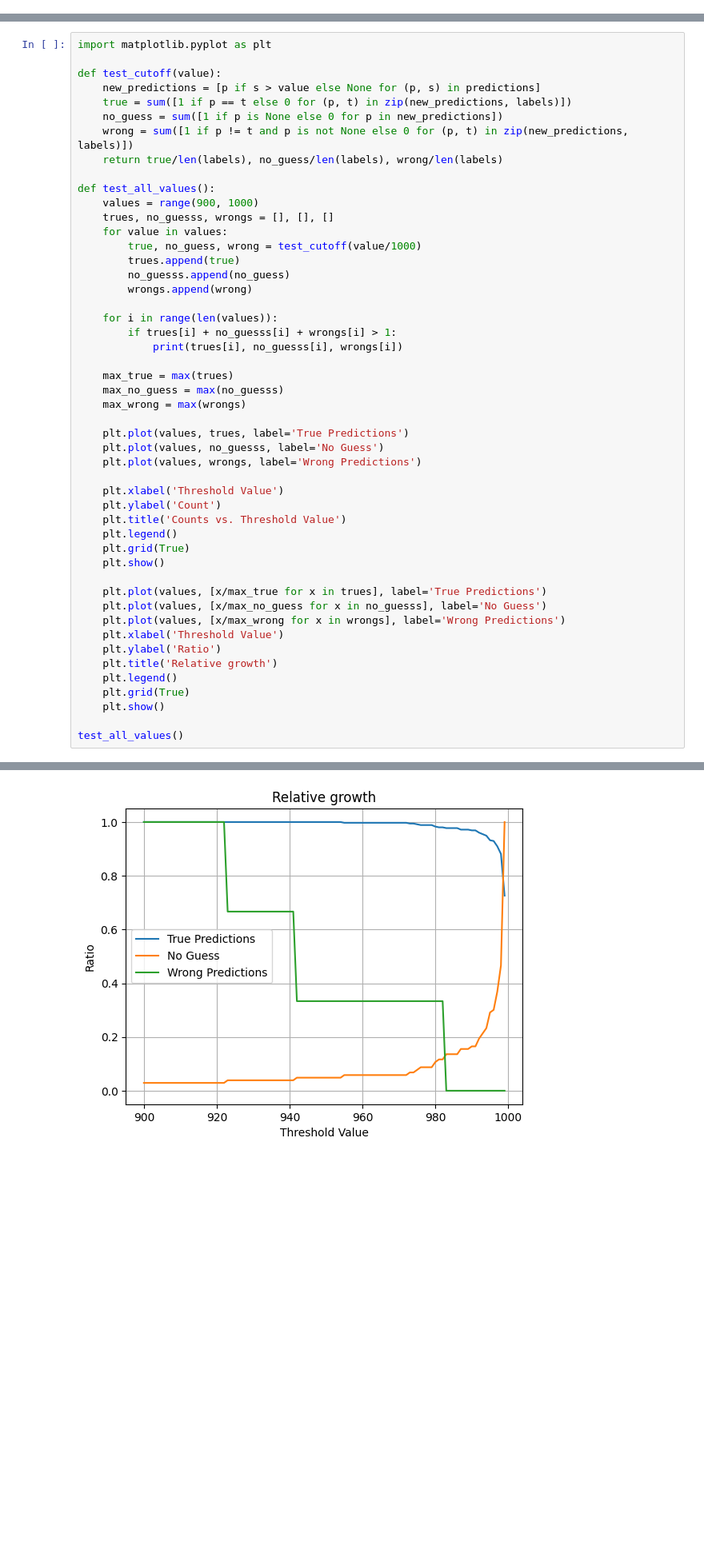
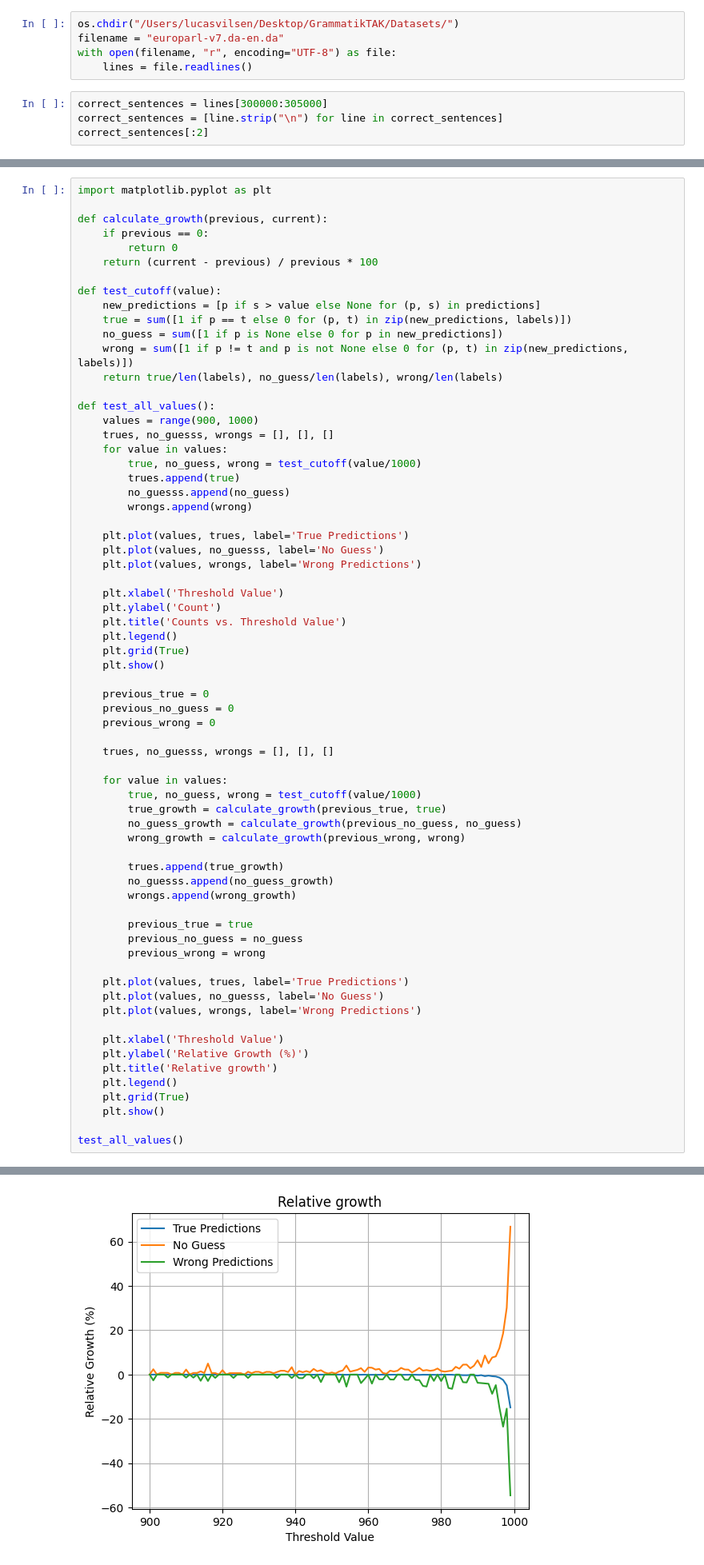
Before and after one commit to Apros7/GrammatikTAK, a Jupyter notebook: FineTuneModels/TestNutidsrBert.ipynb, the cells around one changed output, grey strips where cells are left out. Shown: that part at 80% size. Cells and saved outputs as stored; diff of their text form; blank space fills up the shorter version.

```diff
--- a/FineTuneModels/TestNutidsrBert.ipynb
+++ b/FineTuneModels/TestNutidsrBert.ipynb
@@ -15,3 +15,12 @@ correct_sentences[:2]
 # %% [output]
 array(['Det er ikke altid nemt at forsvare din opførsel',
        'Mange drenge interesserer sig for fodbold'], dtype=object)
+# %%
+os.chdir("/Users/lucasvilsen/Desktop/GrammatikTAK/Datasets/")
+filename = "europarl-v7.da-en.da"
+with open(filename, "r", encoding="UTF-8") as file:
+    lines = file.readlines()
+# %%
+correct_sentences = lines[300000:305000]
+correct_sentences = [line.strip("\n") for line in correct_sentences]
+correct_sentences[:2]
@@ -232,6 +263,11 @@ Accuracy before disqualifying "og: 97.8%
 Accuracy after disqualifying "og": 98.9%
 # %%
 import matplotlib.pyplot as plt
+
+def calculate_growth(previous, current):
+    if previous == 0:
+        return 0
+    return (current - previous) / previous * 100
 
 def test_cutoff(value):
     new_predictions = [p if s > value else None for (p, s) in predictions]
@@ -249,14 +285,6 @@ def test_all_values():
         no_guesss.append(no_guess)
         wrongs.append(wrong)
 
-    for i in range(len(values)):
-        if trues[i] + no_guesss[i] + wrongs[i] > 1:
-            print(trues[i], no_guesss[i], wrongs[i])
-
-    max_true = max(trues)
-    max_no_guess = max(no_guesss)
-    max_wrong = max(wrongs)
-
     plt.plot(values, trues, label='True Predictions')
     plt.plot(values, no_guesss, label='No Guess')
     plt.plot(values, wrongs, label='Wrong Predictions')
@@ -268,11 +296,32 @@ def test_all_values():
     plt.grid(True)
     plt.show()
 
-    plt.plot(values, [x/max_true for x in trues], label='True Predictions')
-    plt.plot(values, [x/max_no_guess for x in no_guesss], label='No Guess')
-    plt.plot(values, [x/max_wrong for x in wrongs], label='Wrong Predictions')
+    previous_true = 0
+    previous_no_guess = 0
+    previous_wrong = 0
+
+    trues, no_guesss, wrongs = [], [], []
+
+    for value in values:
+        true, no_guess, wrong = test_cutoff(value/1000)
+        true_growth = calculate_growth(previous_true, true)
+        no_guess_growth = calculate_growth(previous_no_guess, no_guess)
+        wrong_growth = calculate_growth(previous_wrong, wrong)
+
+        trues.append(true_growth)
+        no_guesss.append(no_guess_growth)
+        wrongs.append(wrong_growth)
+
+        previous_true = true
+        previous_no_guess = no_guess
+        previous_wrong = wrong
+
+    plt.plot(values, trues, label='True Predictions')
+    plt.plot(values, no_guesss, label='No Guess')
+    plt.plot(values, wrongs, label='Wrong Predictions')
+
     plt.xlabel('Threshold Value')
-    plt.ylabel('Ratio')
+    plt.ylabel('Relative Growth (%)')
     plt.title('Relative growth')
     plt.legend()
     plt.grid(True)
@@ -284,2 +333,2 @@ test_all_values()
-[figure, old version]
+[figure, new version]
 # %%
```
Also changed, not shown: parts of 7 cells of this notebook.
